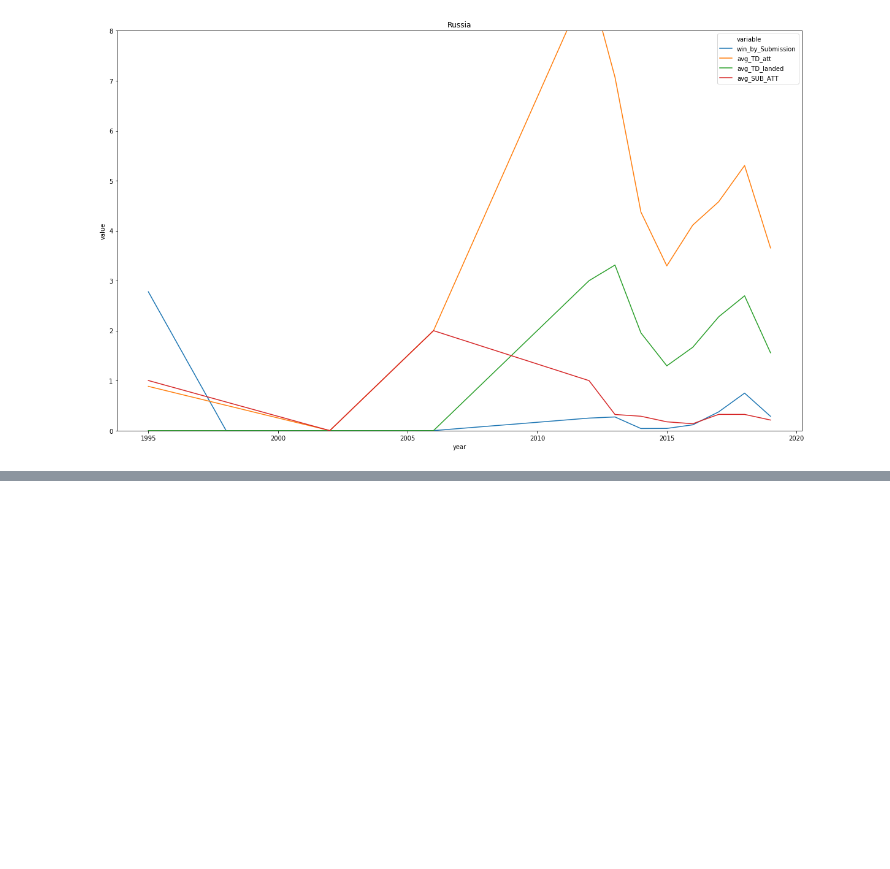
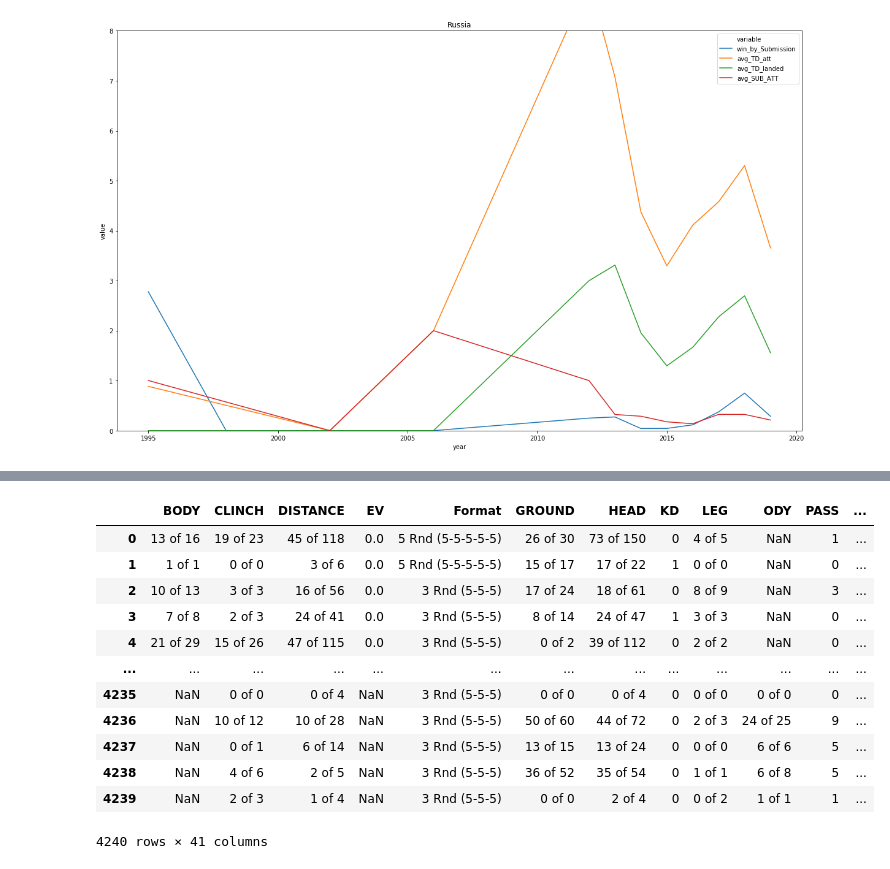
Before and after one commit to ekoly/DS-Unit-1-Build, a Jupyter notebook: ipynb/explore_data.ipynb, the cells around one changed output, grey strips where cells are left out. Cells and saved outputs as stored; diff of their text form; code cells hidden in the pictures; blank space fills up the shorter version.

```diff
--- a/ipynb/explore_data.ipynb
+++ b/ipynb/explore_data.ipynb
@@ -546,0 +619,18 @@ KeyError: ignored
+# %%
+winners_df = winners_df.merge(sheet_df, left_on="fighter", right_on="name")
+fights_df = fights_df.merge(sheet_df, left_on="fighter", right_on="name")
+winners_df
+# %% [output]
+|  | BODY | CLINCH | DISTANCE | EV | Format | GROUND | HEAD | KD | LEG | ODY | PASS | ... |
+| 0 | 13 of 16 | 19 of 23 | 45 of 118 | 0.0 | 5 Rnd (5-5-5-5-5) | 26 of 30 | 73 of 150 | 0 | 4 of 5 | NaN | 1 | ... |
+| 1 | 1 of 1 | 0 of 0 | 3 of 6 | 0.0 | 5 Rnd (5-5-5-5-5) | 15 of 17 | 17 of 22 | 1 | 0 of 0 | NaN | 0 | ... |
+| 2 | 10 of 13 | 3 of 3 | 16 of 56 | 0.0 | 3 Rnd (5-5-5) | 17 of 24 | 18 of 61 | 0 | 8 of 9 | NaN | 3 | ... |
+| 3 | 7 of 8 | 2 of 3 | 24 of 41 | 0.0 | 3 Rnd (5-5-5) | 8 of 14 | 24 of 47 | 1 | 3 of 3 | NaN | 0 | ... |
+| 4 | 21 of 29 | 15 of 26 | 47 of 115 | 0.0 | 3 Rnd (5-5-5) | 0 of 2 | 39 of 112 | 0 | 2 of 2 | NaN | 0 | ... |
+| ... | ... | ... | ... | ... | ... | ... | ... | ... | ... | ... | ... | ... |
+| 4235 | NaN | 0 of 0 | 0 of 4 | NaN | 3 Rnd (5-5-5) | 0 of 0 | 0 of 4 | 0 | 0 of 0 | 0 of 0 | 0 | ... |
+| 4236 | NaN | 10 of 12 | 10 of 28 | NaN | 3 Rnd (5-5-5) | 50 of 60 | 44 of 72 | 0 | 2 of 3 | 24 of 25 | 9 | ... |
+| 4237 | NaN | 0 of 1 | 6 of 14 | NaN | 3 Rnd (5-5-5) | 13 of 15 | 13 of 24 | 0 | 0 of 0 | 6 of 6 | 5 | ... |
+| 4238 | NaN | 4 of 6 | 2 of 5 | NaN | 3 Rnd (5-5-5) | 36 of 52 | 35 of 54 | 0 | 1 of 1 | 6 of 8 | 5 | ... |
+| 4239 | NaN | 2 of 3 | 1 of 4 | NaN | 3 Rnd (5-5-5) | 0 of 0 | 2 of 4 | 0 | 0 of 2 | 1 of 1 | 1 | ... |
+4240 rows × 41 columns
```
Also changed, not shown: parts of 12 cells of this notebook.
